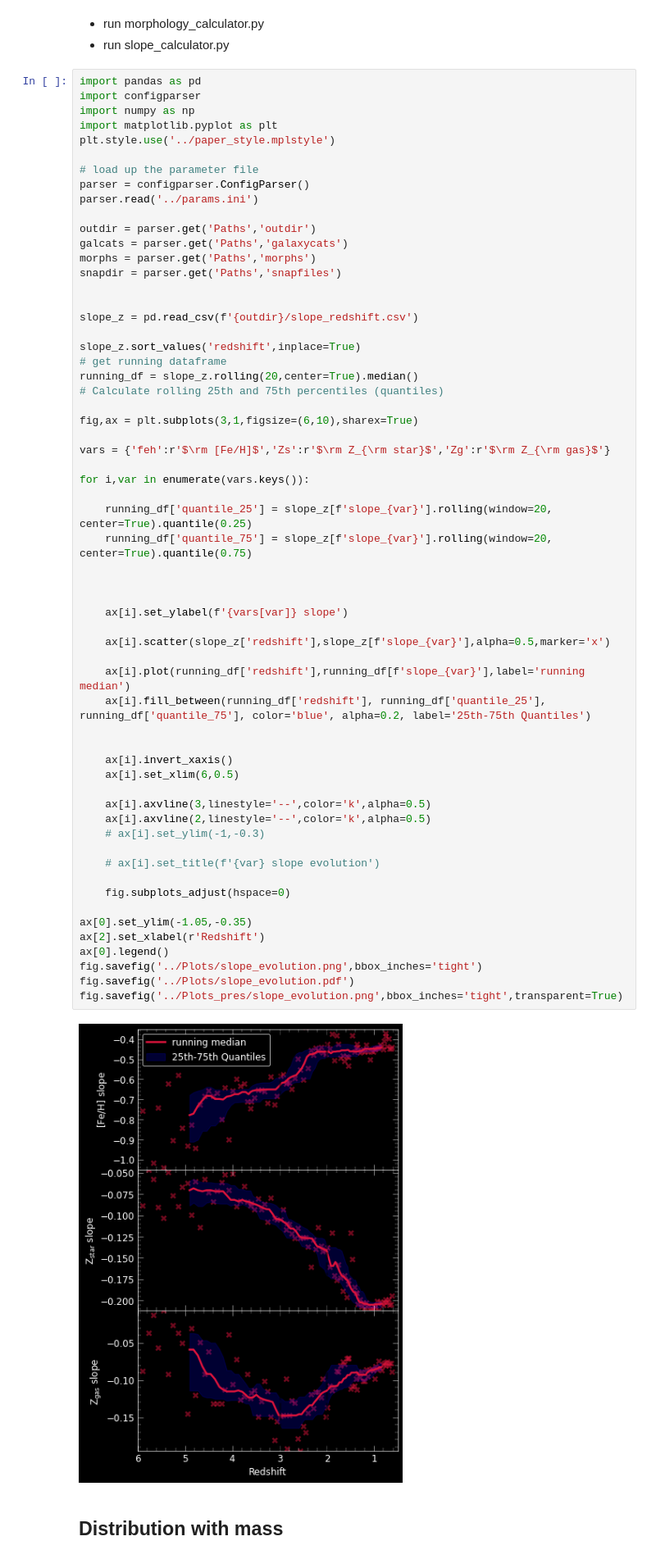
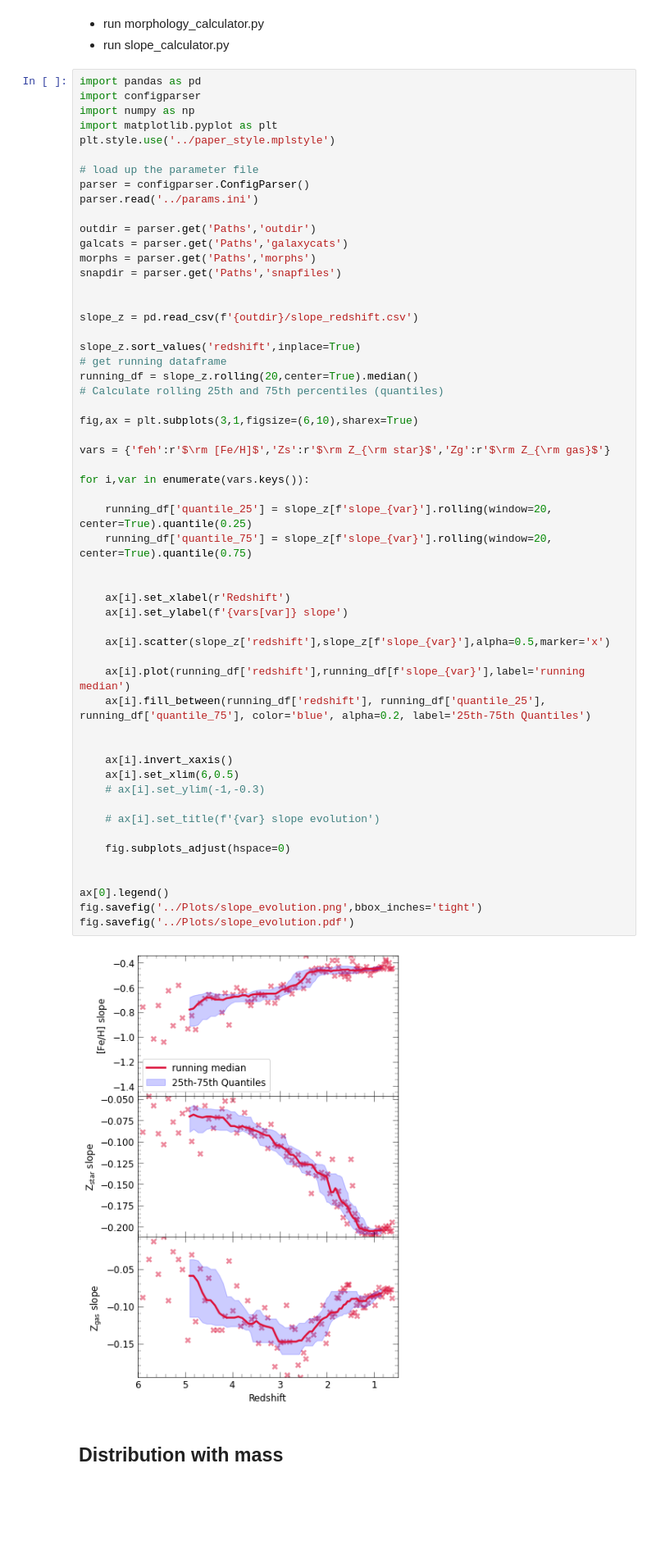
Before and after one commit to ansingh16/hr5_metallicity, a Jupyter notebook: Code/Analysis.ipynb, the cells around one changed output. Shown at 82% size. Drawn from its saved outputs; the diff is of its cells as text; blank space fills up the shorter version.

```diff
--- a/Code/Analysis.ipynb
+++ b/Code/Analysis.ipynb
@@ -683,41 +670,36 @@ running_df = slope_z.rolling(20,center=True).median()
 fig,ax = plt.subplots(3,1,figsize=(6,10),sharex=True)
 
 vars = {'feh':r'$\rm [Fe/H]$','Zs':r'$\rm Z_{\rm star}$','Zg':r'$\rm Z_{\rm gas}$'}
 
 for i,var in enumerate(vars.keys()):
 
     running_df['quantile_25'] = slope_z[f'slope_{var}'].rolling(window=20, center=True).quantile(0.25)
     running_df['quantile_75'] = slope_z[f'slope_{var}'].rolling(window=20, center=True).quantile(0.75)
 
 
-
+    ax[i].set_xlabel(r'Redshift')
     ax[i].set_ylabel(f'{vars[var]} slope')
 
     ax[i].scatter(slope_z['redshift'],slope_z[f'slope_{var}'],alpha=0.5,marker='x')
 
     ax[i].plot(running_df['redshift'],running_df[f'slope_{var}'],label='running median')
     ax[i].fill_between(running_df['redshift'], running_df['quantile_25'], running_df['quantile_75'], color='blue', alpha=0.2, label='25th-75th Quantiles')
 
 
     ax[i].invert_xaxis()
     ax[i].set_xlim(6,0.5)
-
-    ax[i].axvline(3,linestyle='--',color='k',alpha=0.5)
-    ax[i].axvline(2,linestyle='--',color='k',alpha=0.5)
     # ax[i].set_ylim(-1,-0.3)
 
     # ax[i].set_title(f'{var} slope evolution')
 
     fig.subplots_adjust(hspace=0)
 
-ax[0].set_ylim(-1.05,-0.35)
-ax[2].set_xlabel(r'Redshift')
+
 ax[0].legend()
 fig.savefig('../Plots/slope_evolution.png',bbox_inches='tight')
 fig.savefig('../Plots/slope_evolution.pdf')
-fig.savefig('../Plots_pres/slope_evolution.png',bbox_inches='tight',transparent=True)
 # %% [output]
-[figure, old version]
+[figure, new version]
 # %% [markdown]
 ## Distribution with mass
 # %%
```
Also changed, not shown: parts of 7 cells of this notebook, 3 other files.
